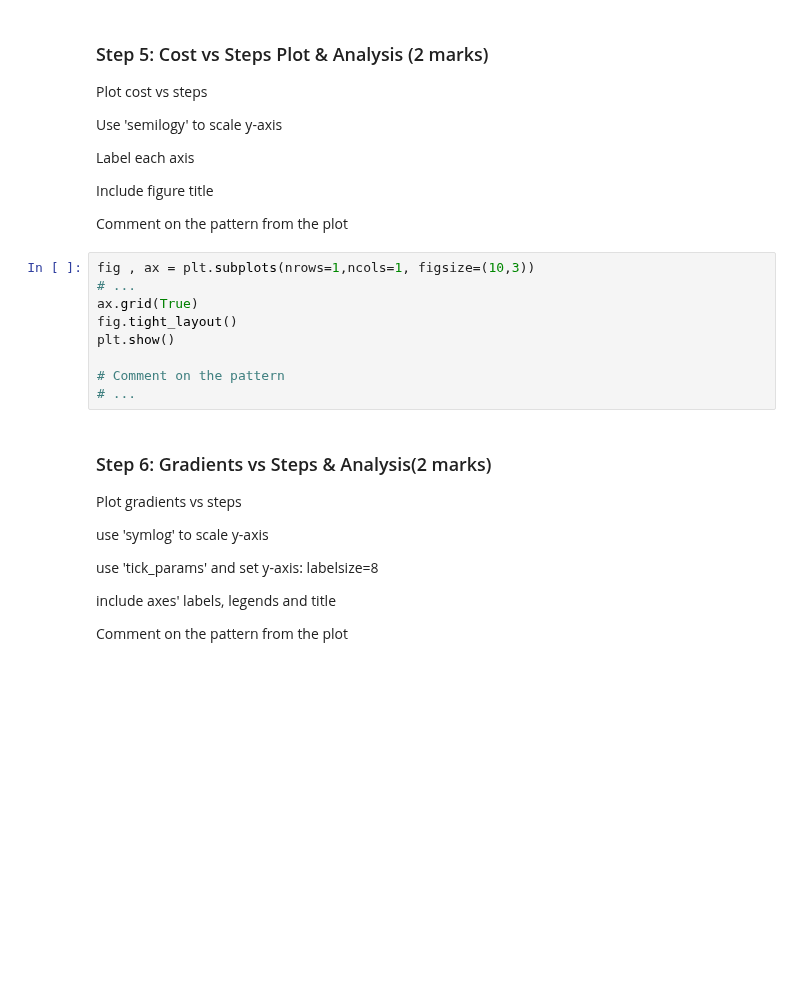
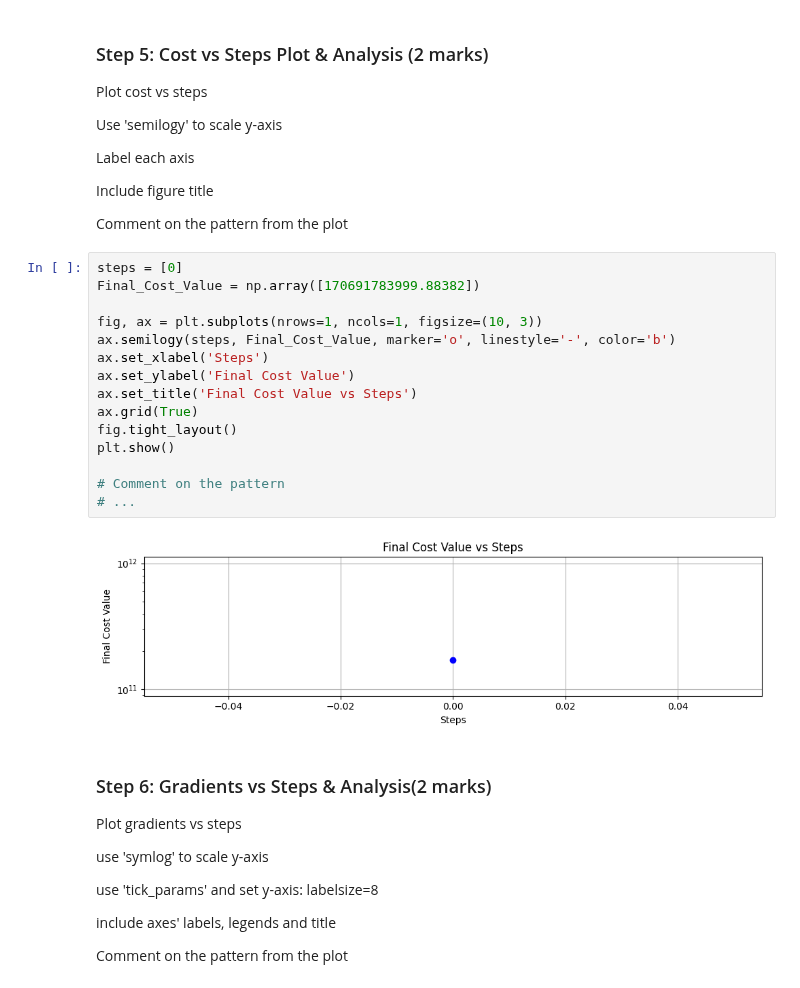
Before and after one commit to ChukwuebukaEzeanaka/engg680_2024_fall, a Jupyter notebook: Lab_Assignment3/Assignment3.ipynb, the cells around one changed output. Cells and saved outputs as stored; diff of their text form; blank space fills up the shorter version.

Commit message:
Adding step 5 - 7

```diff
--- a/Lab_Assignment3/Assignment3.ipynb
+++ b/Lab_Assignment3/Assignment3.ipynb
@@ -249,14 +249,22 @@ Include figure title
 
 Comment on the pattern from the plot
 # %%
-fig , ax = plt.subplots(nrows=1,ncols=1, figsize=(10,3))
-# ...
+steps = [0]
+Final_Cost_Value = np.array([170691783999.88382])
+
+fig, ax = plt.subplots(nrows=1, ncols=1, figsize=(10, 3))
+ax.semilogy(steps, Final_Cost_Value, marker='o', linestyle='-', color='b')
+ax.set_xlabel('Steps')
+ax.set_ylabel('Final Cost Value')
+ax.set_title('Final Cost Value vs Steps')
 ax.grid(True)
 fig.tight_layout()
 plt.show()
 
 # Comment on the pattern
 # ...
+# %% [output]
+[figure, added]
 # %% [markdown]
 ### Step 6: Gradients vs Steps & Analysis(2 marks)
 Plot gradients vs steps
```
Also changed, not shown: parts of 5 cells of this notebook.
